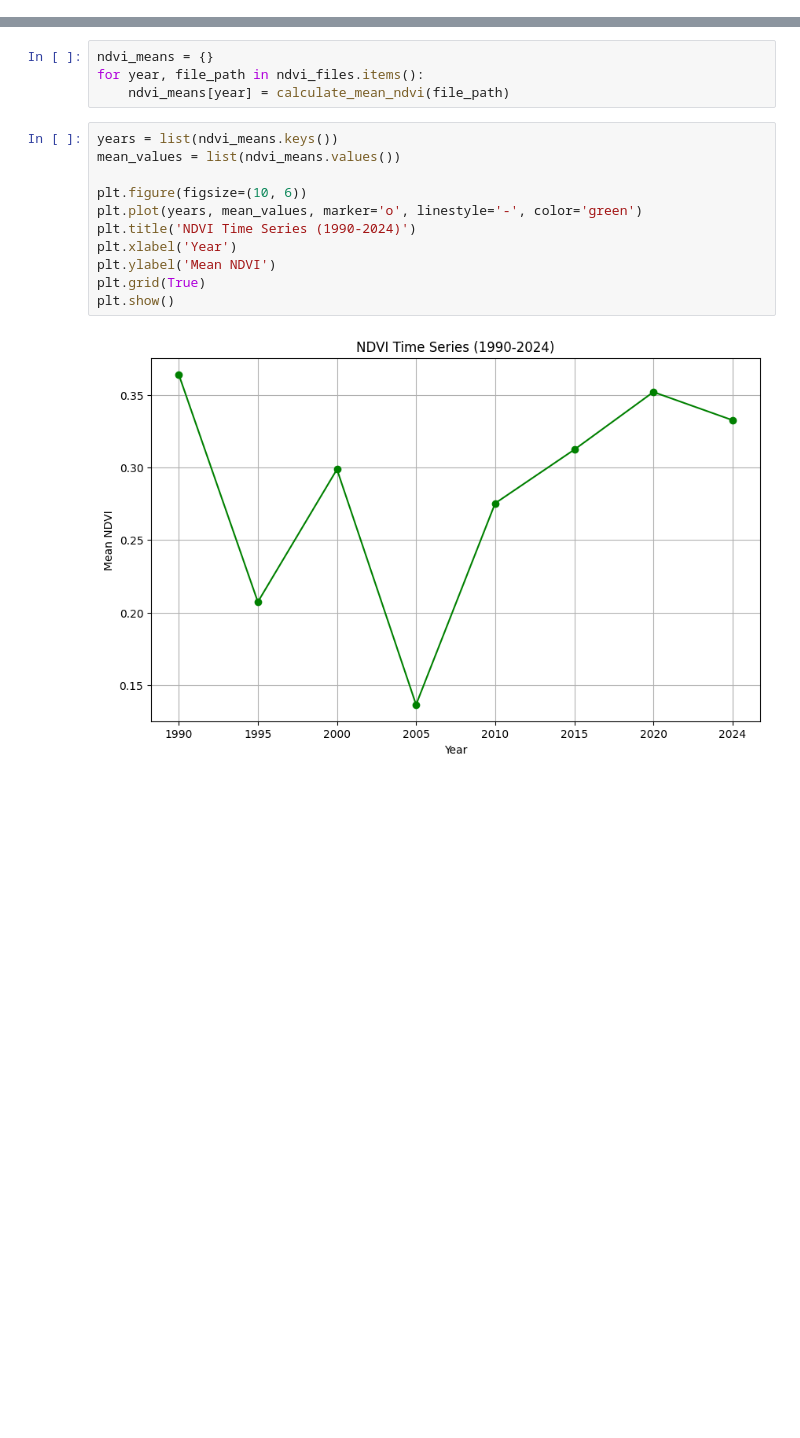
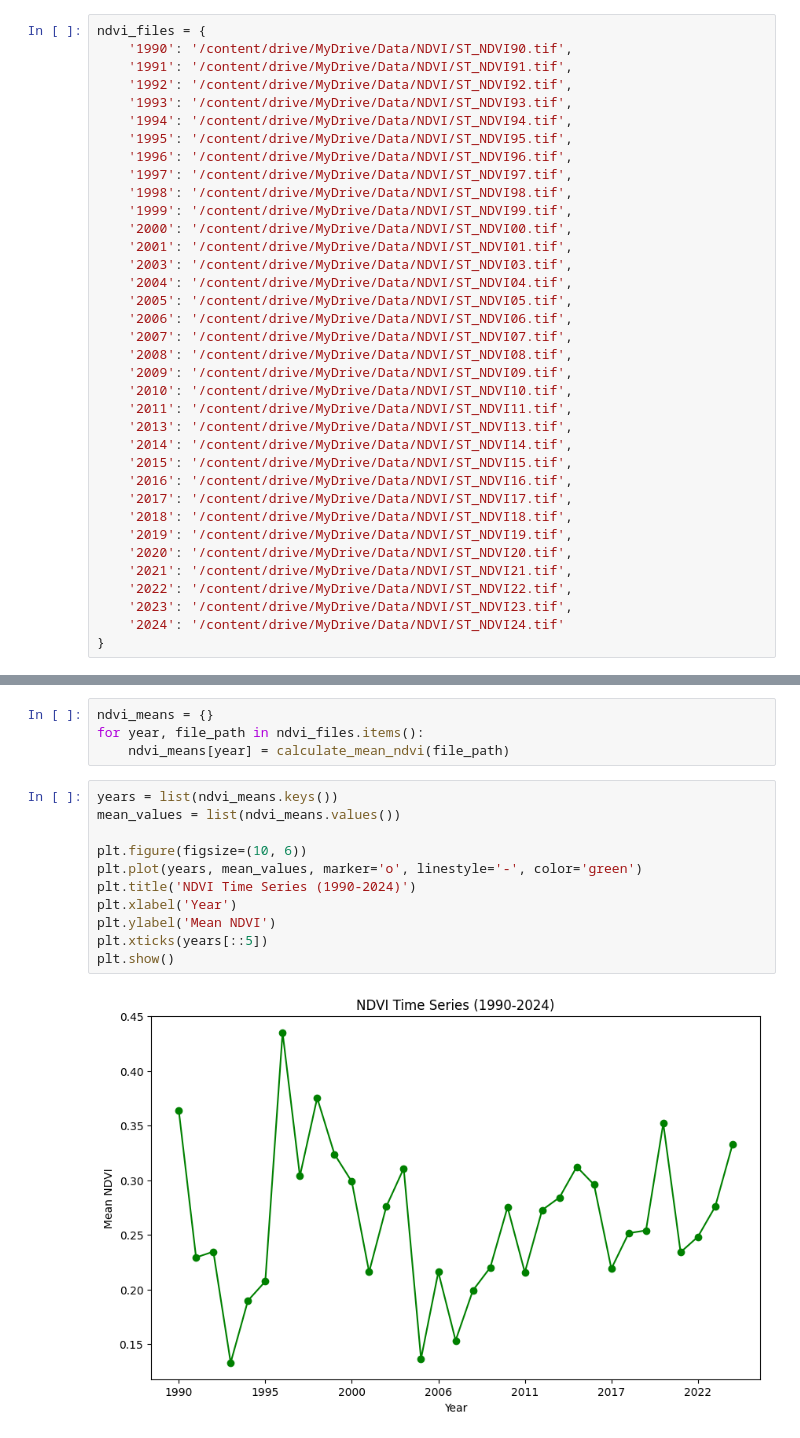
Before and after one commit to Nawshin-25/Saint_Martin, a Jupyter notebook: NDVI_TS.ipynb, the cells around one changed output, grey strips where cells are left out. Saved outputs shown, nothing was run; the diff lists cells and outputs as text; blank space fills up the shorter version.

```diff
--- a/NDVI_TS.ipynb
+++ b/NDVI_TS.ipynb
@@ -19,3 +25,39 @@ ndvi_files = {
+# %%
+ndvi_files = {
+    '1990': '/content/drive/MyDrive/Data/NDVI/ST_NDVI90.tif',
+    '1991': '/content/drive/MyDrive/Data/NDVI/ST_NDVI91.tif',
+    '1992': '/content/drive/MyDrive/Data/NDVI/ST_NDVI92.tif',
+    '1993': '/content/drive/MyDrive/Data/NDVI/ST_NDVI93.tif',
+    '1994': '/content/drive/MyDrive/Data/NDVI/ST_NDVI94.tif',
+    '1995': '/content/drive/MyDrive/Data/NDVI/ST_NDVI95.tif',
+    '1996': '/content/drive/MyDrive/Data/NDVI/ST_NDVI96.tif',
+    '1997': '/content/drive/MyDrive/Data/NDVI/ST_NDVI97.tif',
+    '1998': '/content/drive/MyDrive/Data/NDVI/ST_NDVI98.tif',
+    '1999': '/content/drive/MyDrive/Data/NDVI/ST_NDVI99.tif',
+    '2000': '/content/drive/MyDrive/Data/NDVI/ST_NDVI00.tif',
+    '2001': '/content/drive/MyDrive/Data/NDVI/ST_NDVI01.tif',
+    '2003': '/content/drive/MyDrive/Data/NDVI/ST_NDVI03.tif',
+    '2004': '/content/drive/MyDrive/Data/NDVI/ST_NDVI04.tif',
+    '2005': '/content/drive/MyDrive/Data/NDVI/ST_NDVI05.tif',
+    '2006': '/content/drive/MyDrive/Data/NDVI/ST_NDVI06.tif',
+    '2007': '/content/drive/MyDrive/Data/NDVI/ST_NDVI07.tif',
+    '2008': '/content/drive/MyDrive/Data/NDVI/ST_NDVI08.tif',
+    '2009': '/content/drive/MyDrive/Data/NDVI/ST_NDVI09.tif',
+    '2010': '/content/drive/MyDrive/Data/NDVI/ST_NDVI10.tif',
+    '2011': '/content/drive/MyDrive/Data/NDVI/ST_NDVI11.tif',
+    '2013': '/content/drive/MyDrive/Data/NDVI/ST_NDVI13.tif',
+    '2014': '/content/drive/MyDrive/Data/NDVI/ST_NDVI14.tif',
+    '2015': '/content/drive/MyDrive/Data/NDVI/ST_NDVI15.tif',
+    '2016': '/content/drive/MyDrive/Data/NDVI/ST_NDVI16.tif',
+    '2017': '/content/drive/MyDrive/Data/NDVI/ST_NDVI17.tif',
+    '2018': '/content/drive/MyDrive/Data/NDVI/ST_NDVI18.tif',
+    '2019': '/content/drive/MyDrive/Data/NDVI/ST_NDVI19.tif',
+    '2020': '/content/drive/MyDrive/Data/NDVI/ST_NDVI20.tif',
+    '2021': '/content/drive/MyDrive/Data/NDVI/ST_NDVI21.tif',
+    '2022': '/content/drive/MyDrive/Data/NDVI/ST_NDVI22.tif',
+    '2023': '/content/drive/MyDrive/Data/NDVI/ST_NDVI23.tif',
+    '2024': '/content/drive/MyDrive/Data/NDVI/ST_NDVI24.tif'
+}
 # %%
 def calculate_mean_ndvi(file_path):
     with rasterio.open(file_path) as src:
@@ -31,13 +73,13 @@ for year, file_path in ndvi_files.items():
 # %%
 years = list(ndvi_means.keys())
 mean_values = list(ndvi_means.values())
 
 plt.figure(figsize=(10, 6))
 plt.plot(years, mean_values, marker='o', linestyle='-', color='green')
 plt.title('NDVI Time Series (1990-2024)')
 plt.xlabel('Year')
 plt.ylabel('Mean NDVI')
-plt.grid(True)
+plt.xticks(years[::5])
 plt.show()
 # %% [output]
-[figure, old version]
+[figure, new version]
```
Also changed, not shown: parts of 3 cells of this notebook.
